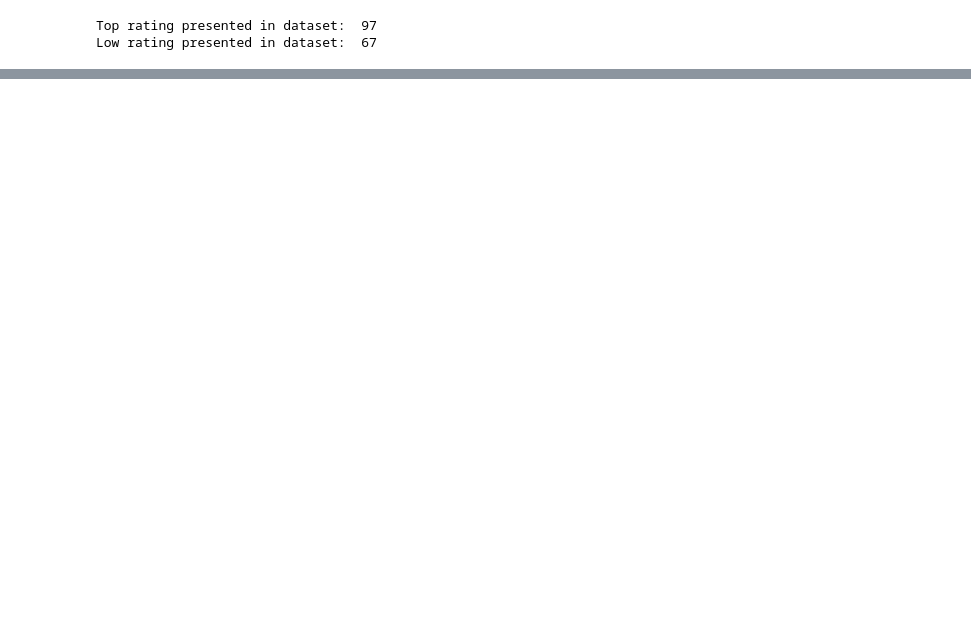
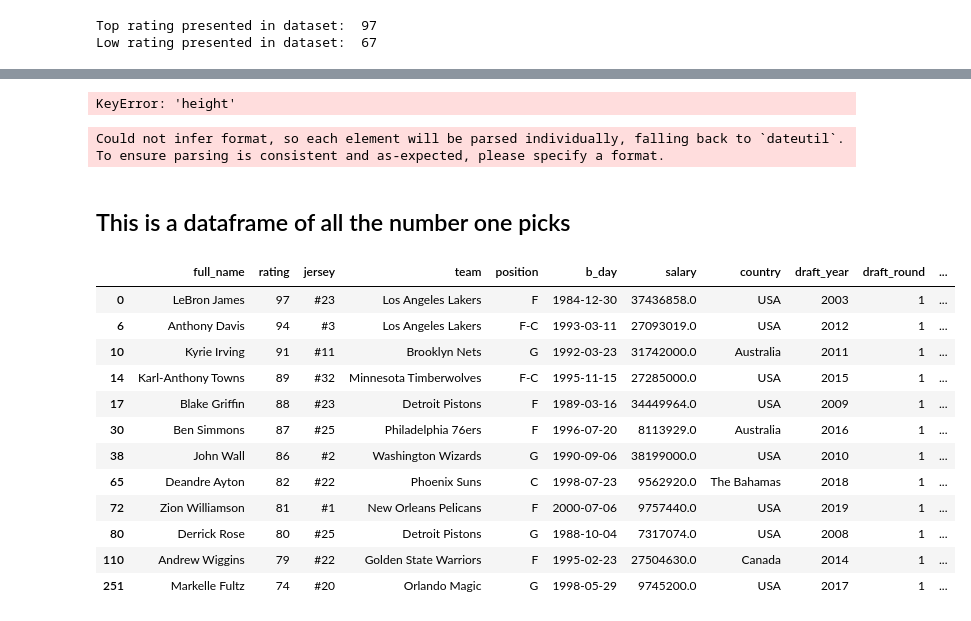
Before and after one commit to jralbarracin1/nba-2019-2020-analysis, a Jupyter notebook: nba-2019-2020-analysis.ipynb, the cells around one changed output, grey strips where cells are left out. Cells and saved outputs as stored; diff of their text form; code cells hidden in the pictures; blank space fills up the shorter version.

```diff
--- a/nba-2019-2020-analysis.ipynb
+++ b/nba-2019-2020-analysis.ipynb
@@ -37,0 +273,15 @@ Low rating presented in dataset:  67
+# %%
+height = df['height'].str.split('/',expand=True)
+
+height.columns = [
+    'height_feet',
+    'height_m'
+]
+
+df = pd.concat([df, height], axis=1)
+df = df.drop(['height'], axis=1)
+df['height_m'] = df['height_m'].astype(np.float64)
+
+df
+# %% [output]
+KeyError: 'height'
@@ -37,0 +308,12 @@ Low rating presented in dataset:  67
+# %%
+def calculate_age(born):
+    today = date.today()
+    return today.year - born.year - ((today.month, today.day) < (born.month, born.day))
+# %%
+df['b_day'] = pd.to_datetime(df['b_day'])
+df['age'] = df['b_day'].apply(lambda row : calculate_age(row))
+# %% [output]
+Could not infer format, so each element will be parsed individually, falling back to `dateutil`. To ensure parsing is consistent and as-expected, please specify a format.
+# %%
+df['b_year'] = df['b_day'].dt.year
+df['b_month'] = df['b_day'].dt.month
@@ -37,0 +349,19 @@ Low rating presented in dataset:  67
+# %% [markdown]
+## This is a dataframe of all the number one picks
+# %%
+# JRA. This are the number one picks
+df[df['draft_peak']=='1']
+# %% [output]
+|  | full_name | rating | jersey | team | position | b_day | salary | country | draft_year | draft_round | ... |
+| 0 | LeBron James | 97 | #23 | Los Angeles Lakers | F | 1984-12-30 | 37436858.0 | USA | 2003 | 1 | ... |
+| 6 | Anthony Davis | 94 | #3 | Los Angeles Lakers | F-C | 1993-03-11 | 27093019.0 | USA | 2012 | 1 | ... |
+| 10 | Kyrie Irving | 91 | #11 | Brooklyn Nets | G | 1992-03-23 | 31742000.0 | Australia | 2011 | 1 | ... |
+| 14 | Karl-Anthony Towns | 89 | #32 | Minnesota Timberwolves | F-C | 1995-11-15 | 27285000.0 | USA | 2015 | 1 | ... |
+| 17 | Blake Griffin | 88 | #23 | Detroit Pistons | F | 1989-03-16 | 34449964.0 | USA | 2009 | 1 | ... |
+| 30 | Ben Simmons | 87 | #25 | Philadelphia 76ers | F | 1996-07-20 | 8113929.0 | Australia | 2016 | 1 | ... |
+| 38 | John Wall | 86 | #2 | Washington Wizards | G | 1990-09-06 | 38199000.0 | USA | 2010 | 1 | ... |
+| 65 | Deandre Ayton | 82 | #22 | Phoenix Suns | C | 1998-07-23 | 9562920.0 | The Bahamas | 2018 | 1 | ... |
+| 72 | Zion Williamson | 81 | #1 | New Orleans Pelicans | F | 2000-07-06 | 9757440.0 | USA | 2019 | 1 | ... |
+| 80 | Derrick Rose | 80 | #25 | Detroit Pistons | G | 1988-10-04 | 7317074.0 | USA | 2008 | 1 | ... |
+| 110 | Andrew Wiggins | 79 | #22 | Golden State Warriors | F | 1995-02-23 | 27504630.0 | Canada | 2014 | 1 | ... |
+| 251 | Markelle Fultz | 74 | #20 | Orlando Magic | G | 1998-05-29 | 9745200.0 | USA | 2017 | 1 | ... |
```
Also changed, not shown: parts of 50 cells of this notebook.
